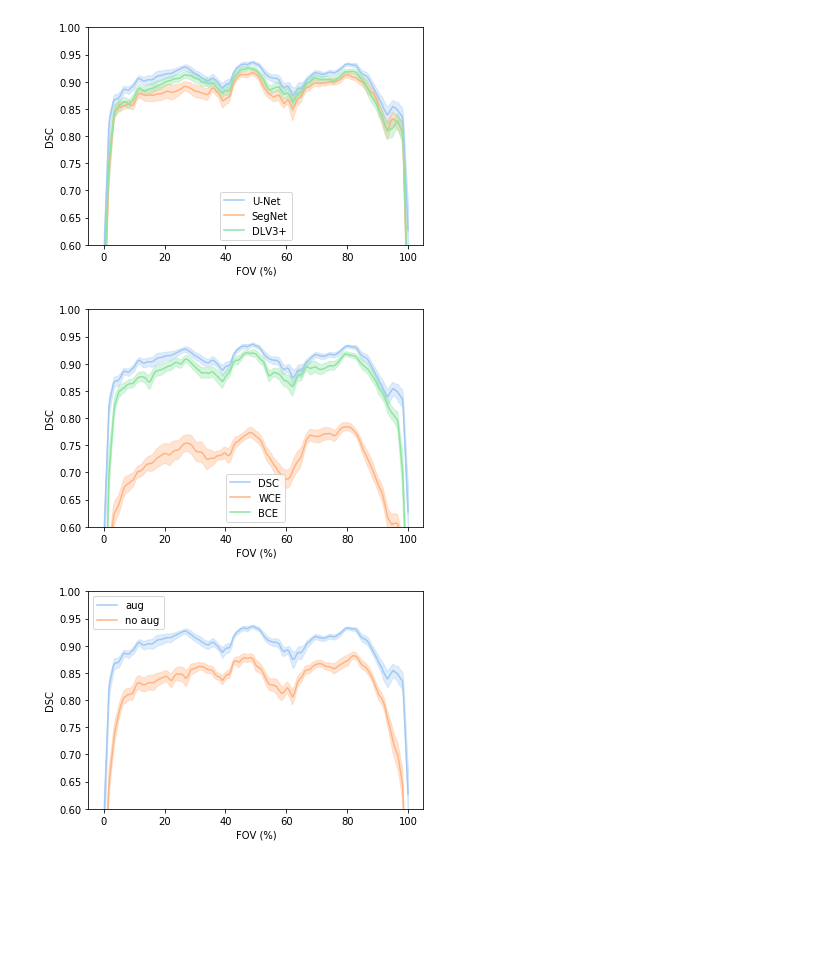
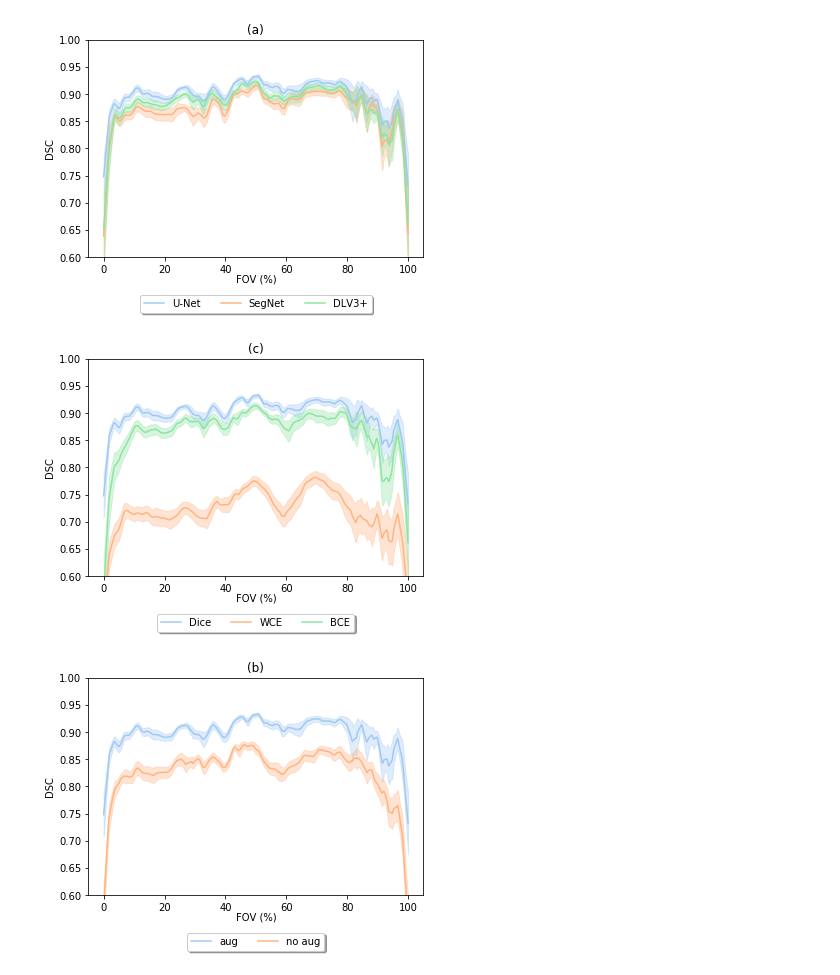
Before and after one commit to ad12/MedSegPy, a Jupyter notebook: analysis/exp_graphs.ipynb, the cells around one changed output. Drawn from its saved outputs; the diff is of its cells as text; code cells hidden in the pictures; blank space fills up the shorter version.

```diff
--- a/analysis/exp_graphs.ipynb
+++ b/analysis/exp_graphs.ipynb
@@ -26,26 +26,27 @@ BASE_UNET = '/bmrNAS/people/arjun/msk_seg_networks/oai_data/unet_2d/original_aks
 # %%
 # Architecture result paths
 ARCH_UNET = BASE_UNET
 ARCH_SEGNET = '/bmrNAS/people/arjun/msk_seg_networks/oai_data/segnet_2d/2018-09-01-22-39-39/fine_tune/test_results'
 ARCH_DEEPLAB = '/bmrNAS/people/arjun/msk_seg_networks/oai_data/deeplabv3_2d/2018-09-26-19-07-53/fine_tune/test_results/16_2-4-6'
-ARCHS = {'filename': 'architecture.png',
+ARCHS = {'filename': 'architecture',
          'keys': ['U-Net', 'SegNet', 'DLV3+'],
          'U-Net': ARCH_UNET, 'SegNet': ARCH_SEGNET, 'DLV3+': ARCH_DEEPLAB}
-af.graph_slice_exp(ARCHS, True)
+af.graph_slice_exp(ARCHS, True, title='(a)')
 # %% [output]
-[figure, old version]
+[figure, new version]
 # %%
 # Loss function result paths
 LOSS_DSC = BASE_UNET
 LOSS_WCE = '/bmrNAS/people/arjun/msk_seg_networks/loss_limit/unet_2d/2018-10-21-00-49-34/test_results'
-LOSS_BCE = '/bmrNAS/people/arjun/msk_seg_networks/loss_limit/unet_2d/2018-10-21-15-54-44/test_results'
+#LOSS_BCE = '/bmrNAS/people/arjun/msk_seg_networks/loss_limit/unet_2d/2018-10-21-15-54-44/test_results'
+LOSS_BCE = '/bmrNAS/people/arjun/msk_seg_networks/loss_limit/unet_2d/2018-10-28-06-23-04/test_results'
 
-LOSSES = {'filename': 'losses.png',
-          'keys': ['DSC', 'WCE', 'BCE'],
-          'DSC': LOSS_DSC, 'WCE': LOSS_WCE, 'BCE': LOSS_BCE}
-af.graph_slice_exp(LOSSES, True)
+LOSSES = {'filename': 'losses',
+          'keys': ['Dice', 'WCE', 'BCE'],
+          'Dice': LOSS_DSC, 'WCE': LOSS_WCE, 'BCE': LOSS_BCE}
+af.graph_slice_exp(LOSSES, True, title='(c)')
 # %% [output]
-[figure, old version]
+[figure, new version]
 # %%
 # Augmentation results
 # Augmentation result paths
@@ -53,13 +54,13 @@ AUG_BASE_PATH = '/bmrNAS/people/arjun/msk_seg_networks/augment_limited/unet_2d/%
 AUG_YES = BASE_UNET
 AUG_NO = [AUG_BASE_PATH % '2018-10-05-04-17-05', AUG_BASE_PATH % '2018-10-05-16-52-29', AUG_BASE_PATH % '2018-10-07-00-27-34']
 
-AUGS = {'filename': 'augment.png',
+AUGS = {'filename': 'augment',
         'keys': ['aug', 'no aug'],
         'aug': AUG_YES, 'no aug': AUG_NO}
 
-af.graph_slice_exp(AUGS)
+af.graph_slice_exp(AUGS, title='(b)')
 # %% [output]
-[figure, old version]
+[figure, new version]
 # %%
 # TODO: inspect training/testing
 
```
Also changed, not shown: parts of 2 cells of this notebook, 2 other files.
